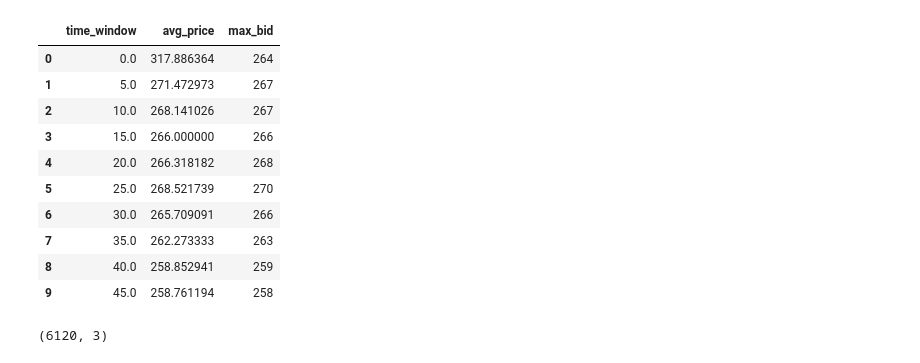
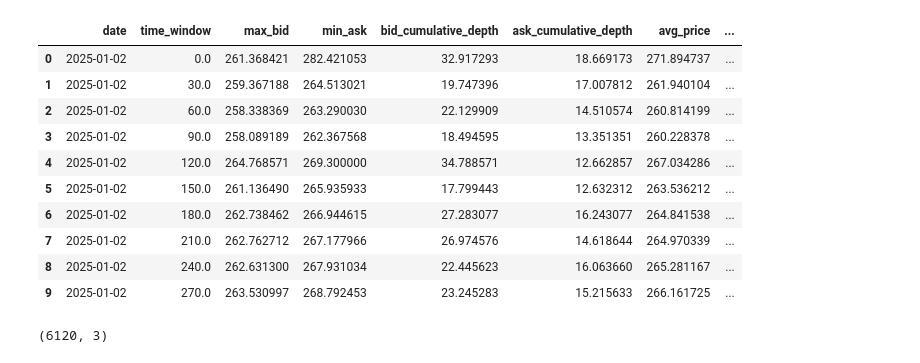
Before and after one commit to UoB-DSMP-2023-24/dsmp-2024-group20, a Jupyter notebook: model/arima/ARIMA_implement.ipynb, the cells around one changed output. Drawn from its saved outputs; the diff is of its cells as text; code cells hidden in the pictures.

```diff
--- a/model/arima/ARIMA_implement.ipynb
+++ b/model/arima/ARIMA_implement.ipynb
@@ -6,22 +6,22 @@ import matplotlib.pylab as plt
 from statsmodels.tsa.arima.model import ARIMA
 from statsmodels.graphics.tsaplots import plot_acf, plot_pacf
 # %%
-file_dir = '/Users/fanxinwei/Desktop/code/git_repo/dsmp-2024-group20/'
-stock_file = file_dir + 'feature_extract/time_window_outputs/2025-01-02LOBs_5_seconds.csv'
+file_dir = '/Users/fanxinwei/Desktop/code/train_data/uob_mini_project'
+stock_file = file_dir + '/total_lob_30.csv'
 df = pd.read_csv(stock_file)
 df.head(10)
 # %% [output]
-|  | time_window | avg_price | max_bid |
-| 0 | 0.0 | 317.886364 | 264 |
-| 1 | 5.0 | 271.472973 | 267 |
-| 2 | 10.0 | 268.141026 | 267 |
-| 3 | 15.0 | 266.000000 | 266 |
-| 4 | 20.0 | 266.318182 | 268 |
-| 5 | 25.0 | 268.521739 | 270 |
-| 6 | 30.0 | 265.709091 | 266 |
-| 7 | 35.0 | 262.273333 | 263 |
-| 8 | 40.0 | 258.852941 | 259 |
-| 9 | 45.0 | 258.761194 | 258 |
+|  | date | time_window | max_bid | min_ask | bid_cumulative_depth | ask_cumulative_depth | avg_price | ... |
+| 0 | 2025-01-02 | 0.0 | 261.368421 | 282.421053 | 32.917293 | 18.669173 | 271.894737 | ... |
+| 1 | 2025-01-02 | 30.0 | 259.367188 | 264.513021 | 19.747396 | 17.007812 | 261.940104 | ... |
+| 2 | 2025-01-02 | 60.0 | 258.338369 | 263.290030 | 22.129909 | 14.510574 | 260.814199 | ... |
+| 3 | 2025-01-02 | 90.0 | 258.089189 | 262.367568 | 18.494595 | 13.351351 | 260.228378 | ... |
+| 4 | 2025-01-02 | 120.0 | 264.768571 | 269.300000 | 34.788571 | 12.662857 | 267.034286 | ... |
+| 5 | 2025-01-02 | 150.0 | 261.136490 | 265.935933 | 17.799443 | 12.632312 | 263.536212 | ... |
+| 6 | 2025-01-02 | 180.0 | 262.738462 | 266.944615 | 27.283077 | 16.243077 | 264.841538 | ... |
+| 7 | 2025-01-02 | 210.0 | 262.762712 | 267.177966 | 26.974576 | 14.618644 | 264.970339 | ... |
+| 8 | 2025-01-02 | 240.0 | 262.631300 | 267.931034 | 22.445623 | 16.063660 | 265.281167 | ... |
+| 9 | 2025-01-02 | 270.0 | 263.530997 | 268.792453 | 23.245283 | 15.215633 | 266.161725 | ... |
 # %%
 df.shape
 # %% [output]
```
Also changed, not shown: parts of 14 cells of this notebook, 2 other files.
